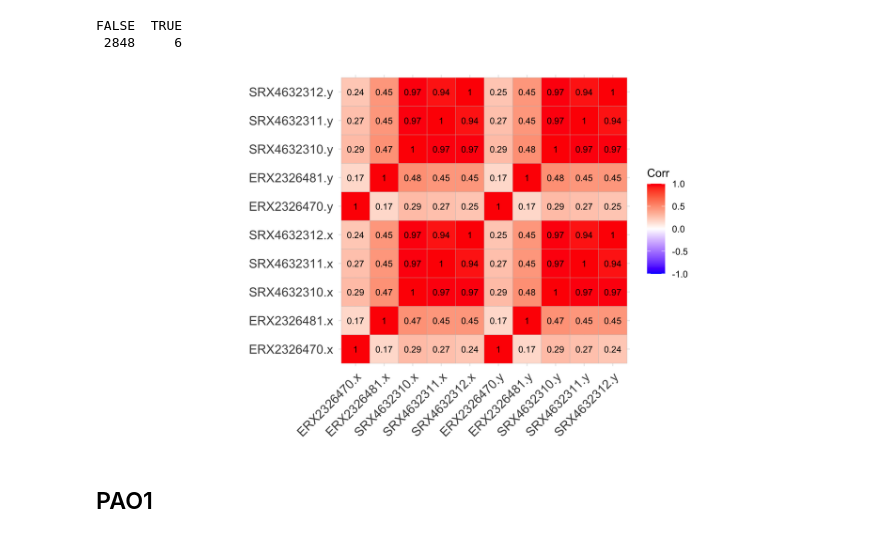
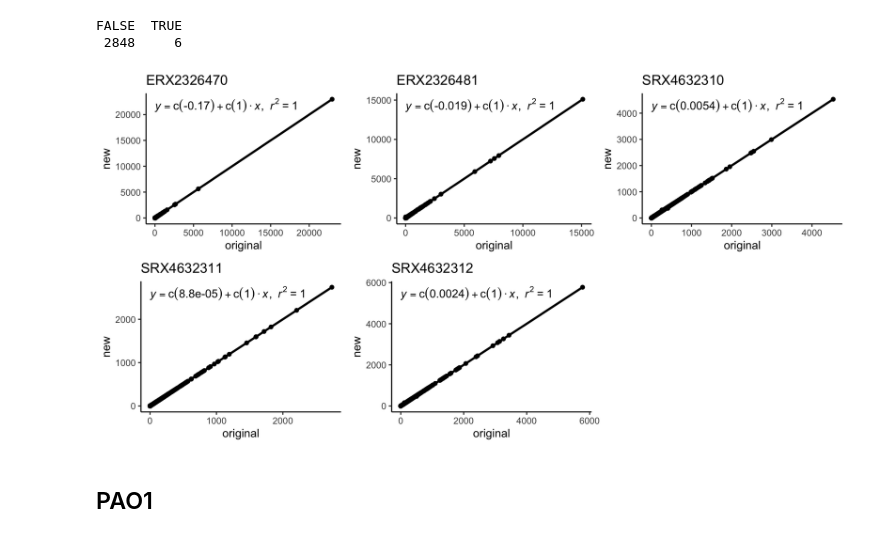
Before and after one commit to greenelab/2022-cf-sputum, a Jupyter notebook: notebooks/20220316_compare_raw_counts_values.ipynb, the cells around one changed output. Drawn from its saved outputs; the diff is of its cells as text; code cells hidden in the pictures.

Commit message:
switch corrgram to individual linear regressions and plots

```diff
--- a/notebooks/20220316_compare_raw_counts_values.ipynb
+++ b/notebooks/20220316_compare_raw_counts_values.ipynb
@@ -17,3 +21,18 @@ library(ggcorrplot)
+# %%
+compare_raw <- function(original_compendia, new_compendia, srx_accession){
+    original_compendia <- original_compendia %>%
+      select(Name, original = one_of(srx_accession))
+    new_compendia <- new_compendia %>%
+      select(Name, new = one_of(srx_accession))
+    joined_compendia <- left_join(original_compendia, new_compendia, by = "Name")
+
+    ggplot(joined_compendia, aes(x = original, y = new)) +
+      geom_point() +
+      theme_classic() +
+      stat_smooth_func(geom = 'text', method = 'lm', hjust = 0, parse = T) +
+      geom_smooth(method = "lm", se=FALSE, color="black", formula = y ~ x) +
+      labs(title = srx_accession)
+}
 # %% [markdown]
 ## PA14
 # %%
@@ -26,6 +45,7 @@ New names:
 * `` -> ...1
 # %%
 table(colnames(pa14_raw_og) %in% colnames(pa14_raw_new))
+shared_srx_acc <- colnames(pa14_raw_og)[colnames(pa14_raw_og) %in% colnames(pa14_raw_new)][2:6]
 # %% [output]
 FALSE  TRUE
  2848     6
@@ -38,8 +52,10 @@ pa14_sub <- left_join(pa14_raw_og_sub, pa14_raw_new_sub, by = "Name") %>%
-# %%
-pa14_sub_cor <- cor(pa14_sub)
-ggcorrplot(pa14_sub_cor, lab = T, digits = 2, lab_size = 3, hc.order = F)
-# %% [output]
-[figure, removed]
+# %%
+pa14_shared_lm <- lapply(shared_srx_acc, FUN = function(x){compare_raw(pa14_raw_og, pa14_raw_new, x)})
+# %%
+ggpubr::ggarrange(pa14_shared_lm[[1]], pa14_shared_lm[[2]], pa14_shared_lm[[3]],
+                  pa14_shared_lm[[4]], pa14_shared_lm[[5]])
+# %% [output]
+[figure, added]
 # %% [markdown]
 ## PAO1
 # %%
```
Also changed, not shown: parts of 7 cells of this notebook, 1 other file.
